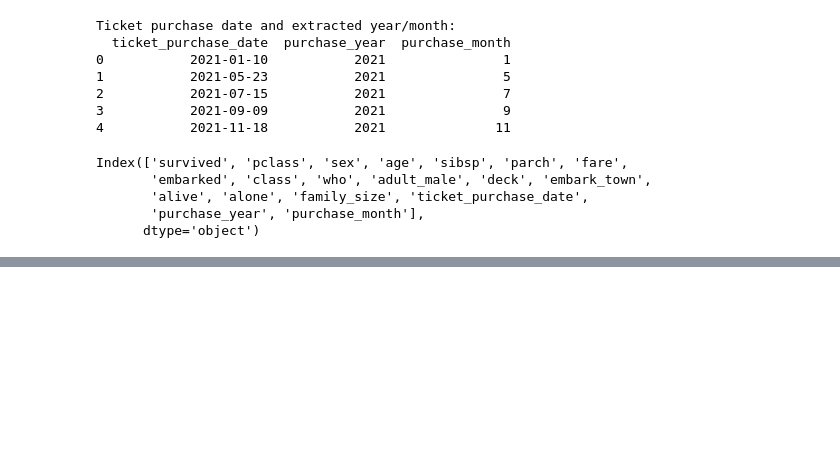
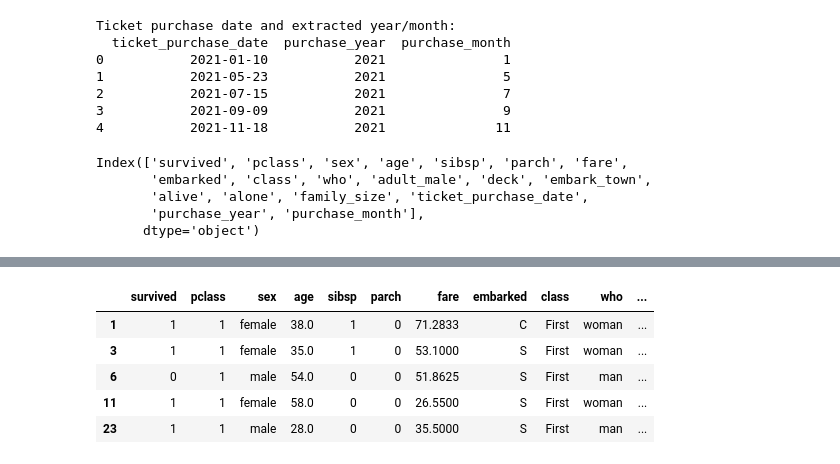
Before and after one commit to Jason252A/ForkingTest, a Jupyter notebook: Day3/day_3.ipynb, the cells around one changed output, grey strips where cells are left out. Drawn from its saved outputs; the diff is of its cells as text; code cells hidden in the pictures; blank space fills up the shorter version.

```diff
--- a/Day3/day_3.ipynb
+++ b/Day3/day_3.ipynb
@@ -282,0 +349,33 @@ KeyError: 'name'
+# %%
+def DFSeperate(dfMaster):
+    df_numeric = dfMaster.select_dtypes(include='number')
+
+    clean_mask = pd.Series(True, index=dfMaster.index)
+
+    for col in df_numeric.columns:
+        Q1 = dfMaster[col].quantile(0.25)
+        Q3 = dfMaster[col].quantile(0.75)
+        IQR = Q3 - Q1
+
+        lower = Q1 - 1.5 * IQR
+        upper = Q3 + 1.5 * IQR
+
+        col_mask = dfMaster[col].between(lower, upper)
+
+        clean_mask &= col_mask
+
+    clean_df = dfMaster[clean_mask]
+    outlier_df = dfMaster[~clean_mask]
+
+    return clean_df, outlier_df
+# %%
+clean_df, outlier_df = DFSeperate(dfv3)
+
+clean_df.head()
+# %% [output]
+|  | survived | pclass | sex | age | sibsp | parch | fare | embarked | class | who | ... |
+| 1 | 1 | 1 | female | 38.0 | 1 | 0 | 71.2833 | C | First | woman | ... |
+| 3 | 1 | 1 | female | 35.0 | 1 | 0 | 53.1000 | S | First | woman | ... |
+| 6 | 0 | 1 | male | 54.0 | 0 | 0 | 51.8625 | S | First | man | ... |
+| 11 | 1 | 1 | female | 58.0 | 0 | 0 | 26.5500 | S | First | woman | ... |
+| 23 | 1 | 1 | male | 28.0 | 0 | 0 | 35.5000 | S | First | man | ... |
```
Also changed, not shown: parts of 9 cells of this notebook.
